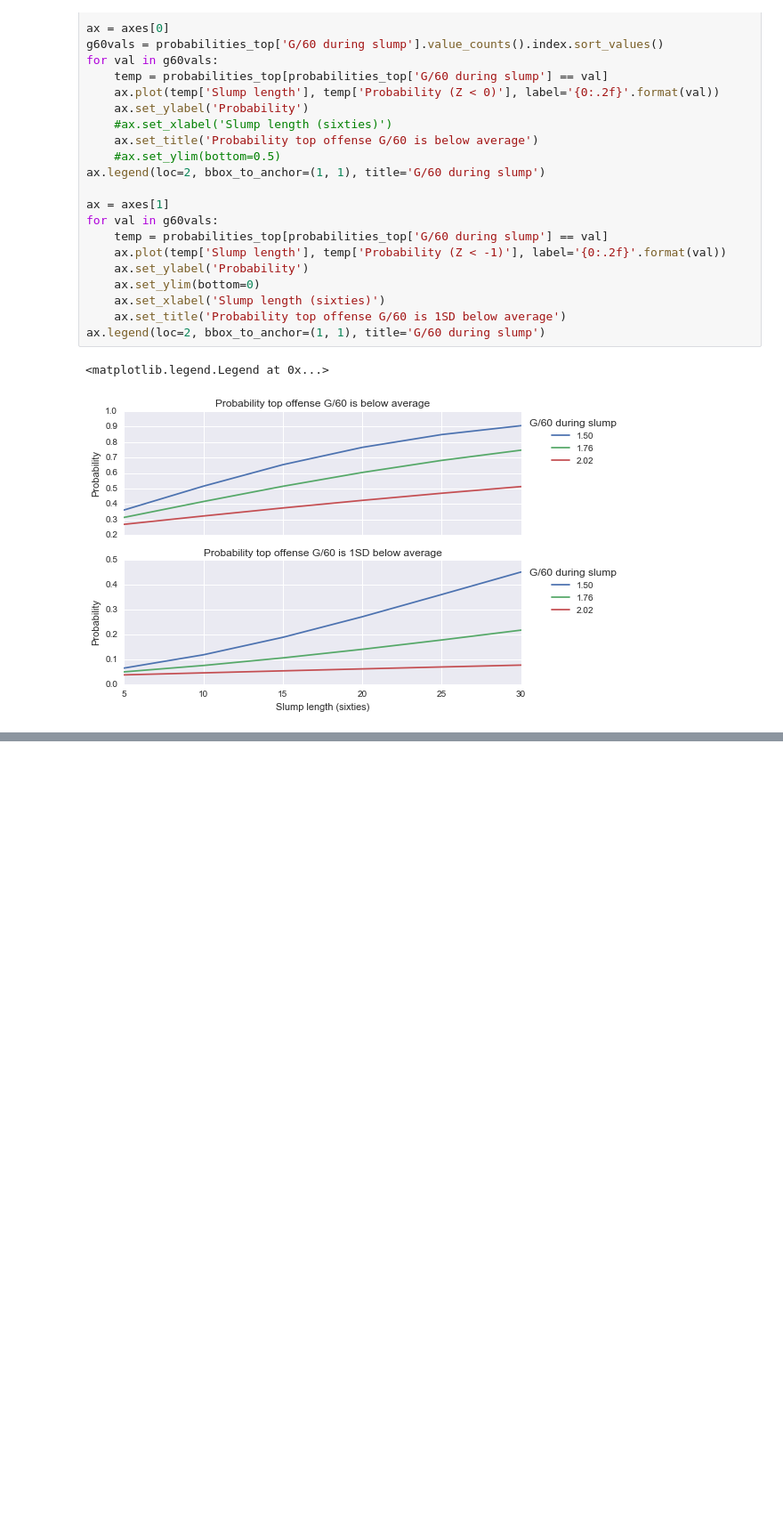
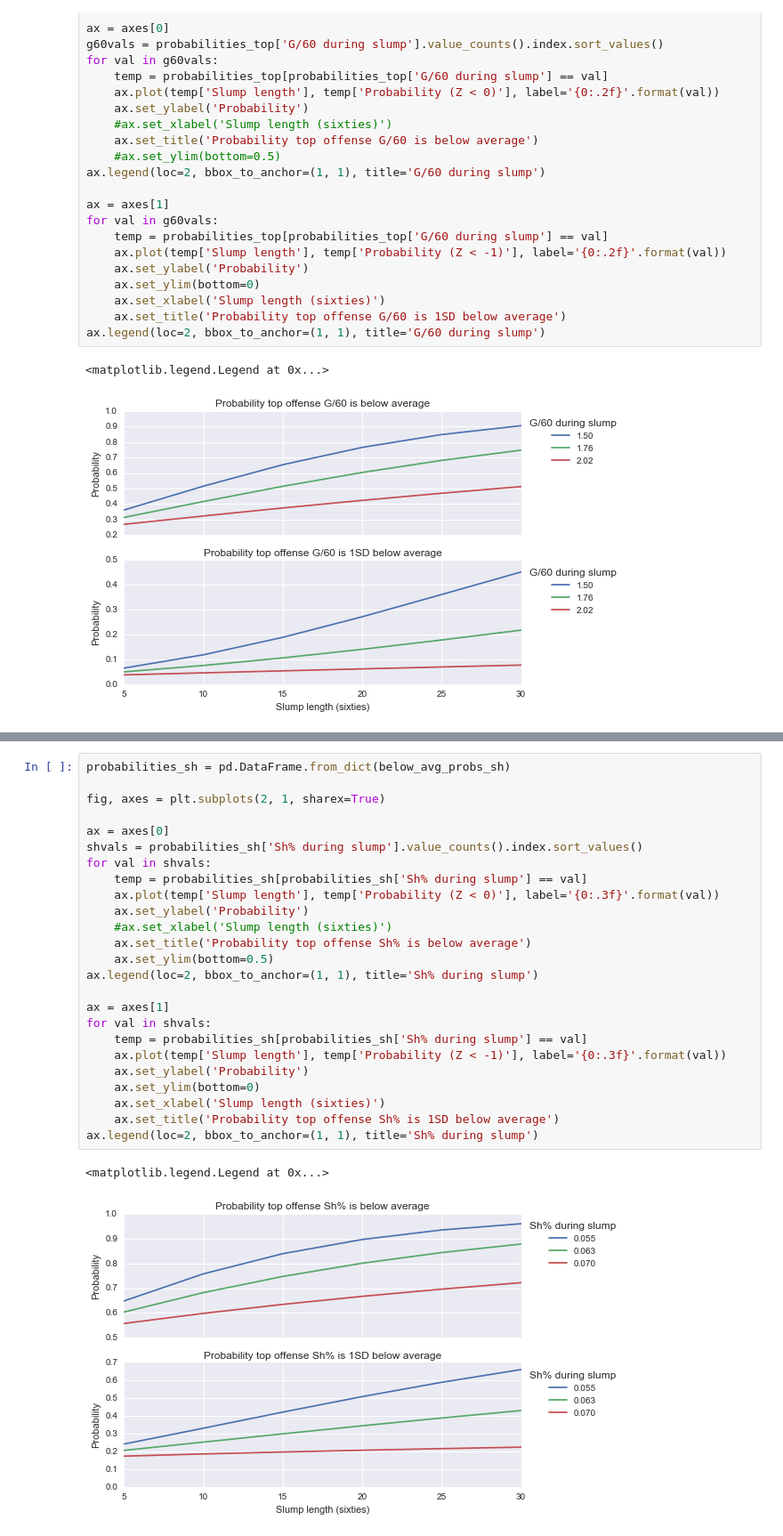
Before and after one commit to muneebalam/Hockey, a Jupyter notebook: NHL/Posts/Bayesian team sh%.ipynb, the cells around one changed output, grey strips where cells are left out. Shown at 89% size. Cells and saved outputs as stored; diff of their text form; blank space fills up the shorter version.

```diff
--- a/NHL/Posts/Bayesian team sh%.ipynb
+++ b/NHL/Posts/Bayesian team sh%.ipynb
@@ -392,0 +463,28 @@ ax.legend(loc=2, bbox_to_anchor=(1, 1), title='G/60 during slump')
+# %%
+probabilities_sh = pd.DataFrame.from_dict(below_avg_probs_sh)
+
+fig, axes = plt.subplots(2, 1, sharex=True)
+
+ax = axes[0]
+shvals = probabilities_sh['Sh% during slump'].value_counts().index.sort_values()
+for val in shvals:
+    temp = probabilities_sh[probabilities_sh['Sh% during slump'] == val]
+    ax.plot(temp['Slump length'], temp['Probability (Z < 0)'], label='{0:.3f}'.format(val))
+    ax.set_ylabel('Probability')
+    #ax.set_xlabel('Slump length (sixties)')
+    ax.set_title('Probability top offense Sh% is below average')
+    ax.set_ylim(bottom=0.5)
+ax.legend(loc=2, bbox_to_anchor=(1, 1), title='Sh% during slump')
+
+ax = axes[1]
+for val in shvals:
+    temp = probabilities_sh[probabilities_sh['Sh% during slump'] == val]
+    ax.plot(temp['Slump length'], temp['Probability (Z < -1)'], label='{0:.3f}'.format(val))
+    ax.set_ylabel('Probability')
+    ax.set_ylim(bottom=0)
+    ax.set_xlabel('Slump length (sixties)')
+    ax.set_title('Probability top offense Sh% is 1SD below average')
+ax.legend(loc=2, bbox_to_anchor=(1, 1), title='Sh% during slump')
+# %% [output]
+<matplotlib.legend.Legend at 0x...>
+[figure, added]
```
Also changed, not shown: parts of 12 cells of this notebook.
